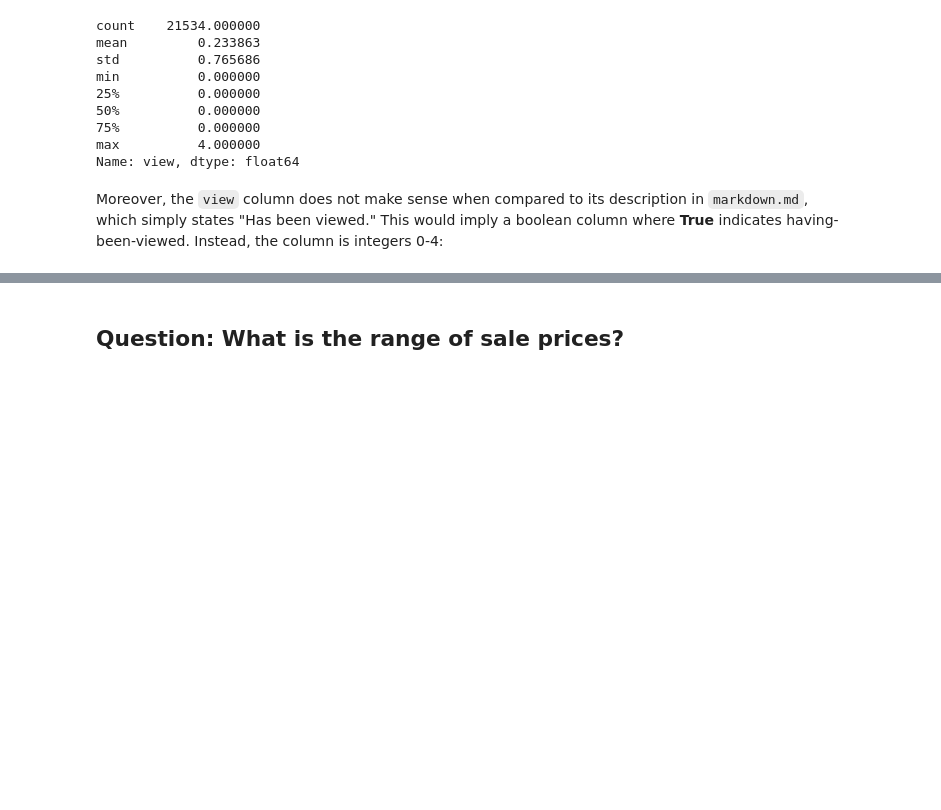
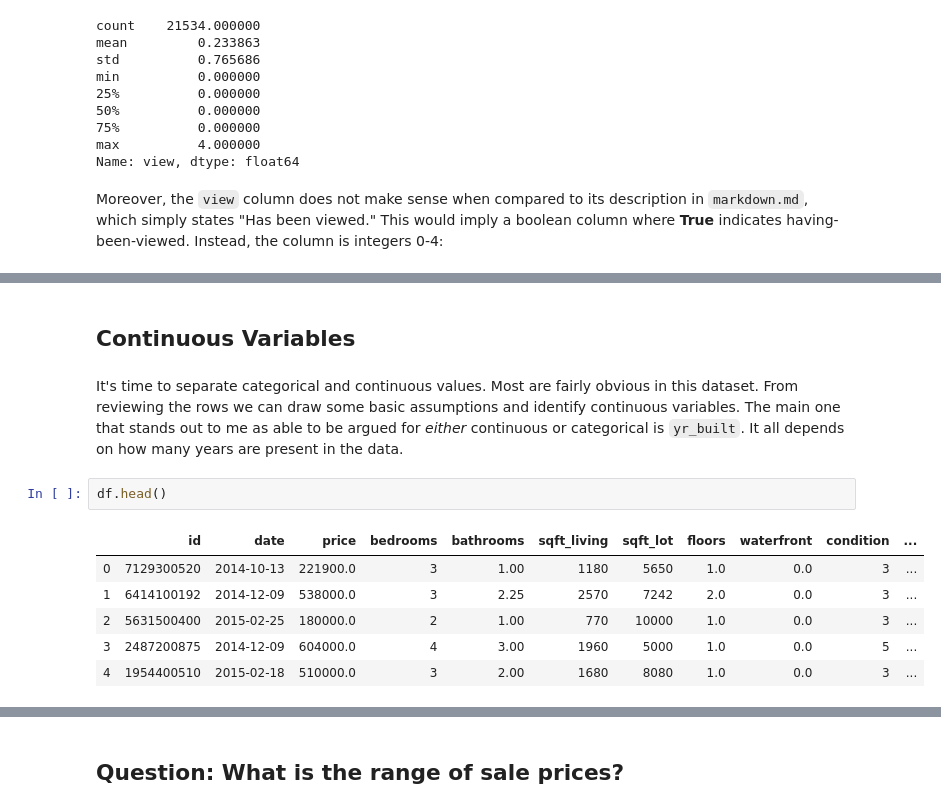
Before and after one commit to stevenzych/housing-project, a Jupyter notebook: eda_and_cleaning.ipynb, the cells around one changed output, grey strips where cells are left out. Drawn from its saved outputs; the diff is of its cells as text; blank space fills up the shorter version.

```diff
--- a/eda_and_cleaning.ipynb
+++ b/eda_and_cleaning.ipynb
@@ -131,0 +201,13 @@ for i in data:
+# %% [markdown]
+## Continuous Variables
+# %% [markdown]
+It's time to separate categorical and continuous values. Most are fairly obvious in this dataset. From reviewing the rows we can draw some basic assumptions and identify continuous variables. The main one that stands out to me as able to be argued for *either* continuous or categorical is `yr_built`. It all depends on how many years are present in the data.
+# %%
+df.head()
+# %% [output]
+|  | id | date | price | bedrooms | bathrooms | sqft_living | sqft_lot | floors | waterfront | condition | ... |
+| 0 | 7129300520 | 2014-10-13 | 221900.0 | 3 | 1.00 | 1180 | 5650 | 1.0 | 0.0 | 3 | ... |
+| 1 | 6414100192 | 2014-12-09 | 538000.0 | 3 | 2.25 | 2570 | 7242 | 2.0 | 0.0 | 3 | ... |
+| 2 | 5631500400 | 2015-02-25 | 180000.0 | 2 | 1.00 | 770 | 10000 | 1.0 | 0.0 | 3 | ... |
+| 3 | 2487200875 | 2014-12-09 | 604000.0 | 4 | 3.00 | 1960 | 5000 | 1.0 | 0.0 | 5 | ... |
+| 4 | 1954400510 | 2015-02-18 | 510000.0 | 3 | 2.00 | 1680 | 8080 | 1.0 | 0.0 | 3 | ... |
```
Also changed, not shown: parts of 65 cells of this notebook.
